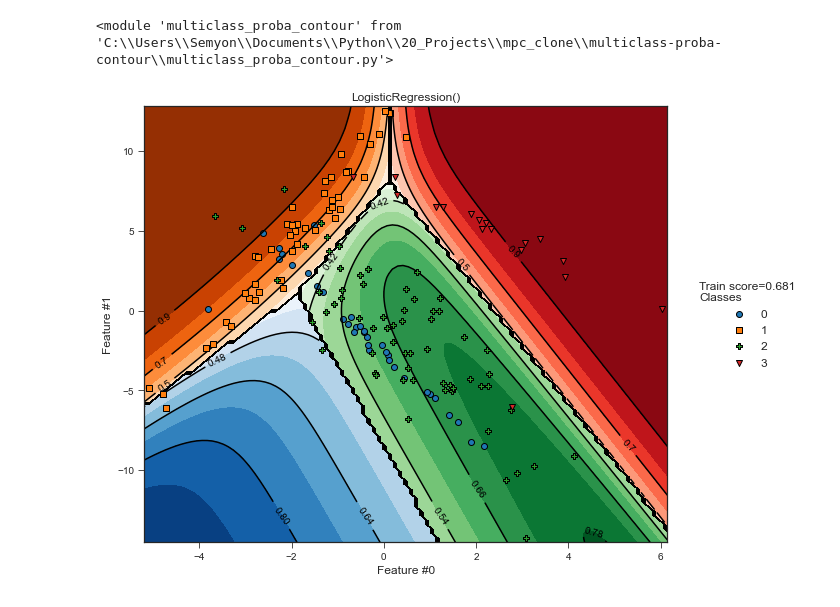
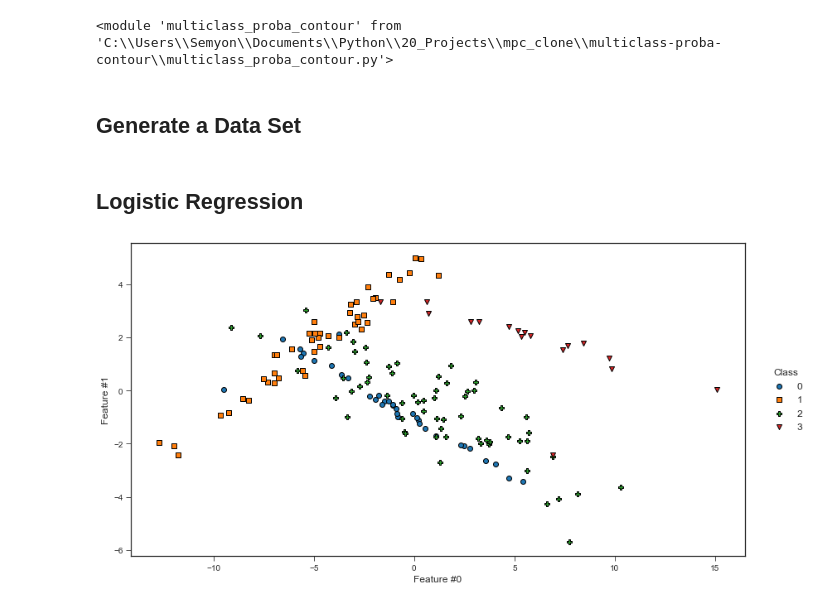
Before and after one commit to semyonbok/multiclass-proba-contour, a Jupyter notebook: ProbaVis_testing.ipynb, the cells around one changed output. Drawn from its saved outputs; the diff is of its cells as text; code cells hidden in the pictures.

Commit message:
Docstrings, improved interactivity, on/off contour

```diff
--- a/ProbaVis_testing.ipynb
+++ b/ProbaVis_testing.ipynb
@@ -26,13 +23,18 @@ model = LogisticRegression()
+# %% [markdown]
+## Generate a Data Set
 # %%
 data, target = make_classification(
-    n_samples=160, n_features=2, n_informative=2, n_redundant=0, n_classes=4, n_clusters_per_class=1,
-    weights=[.2,.3,.4,.1], scale=[2,5], hypercube=False, class_sep=2, random_state=5
+    n_samples=160, n_features=2, n_informative=2, n_redundant=0,
+    n_classes=4, n_clusters_per_class=1, weights=[.2,.3,.4,.1], scale=[5,2],
+    hypercube=False, class_sep=2, random_state=5
 )
 
 data = pd.DataFrame(data, columns=[f"Feature #{x}" for x in range(data.shape[1])])
+# %% [markdown]
+## Logistic Regression
 # %%
-test = mpc.ProbaVis(model, data, target, [0,1])
+test = mpc.ProbaVis(LogisticRegression(), data, target, [0,1], grid_res=(200,100))
 # %%
-test.plot()
+test.plot(contour_on=False)
 # %% [output]
-[figure, old version]
+[figure, new version]
```
Also changed, not shown: parts of 17 cells of this notebook, 1 other file.
